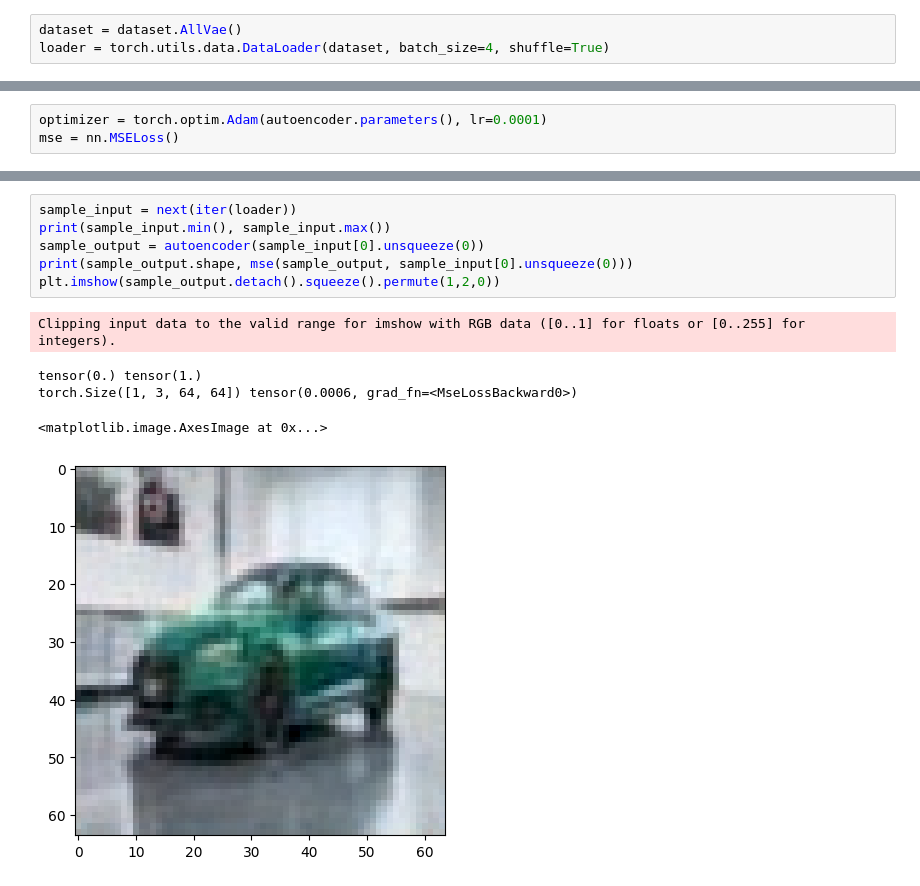
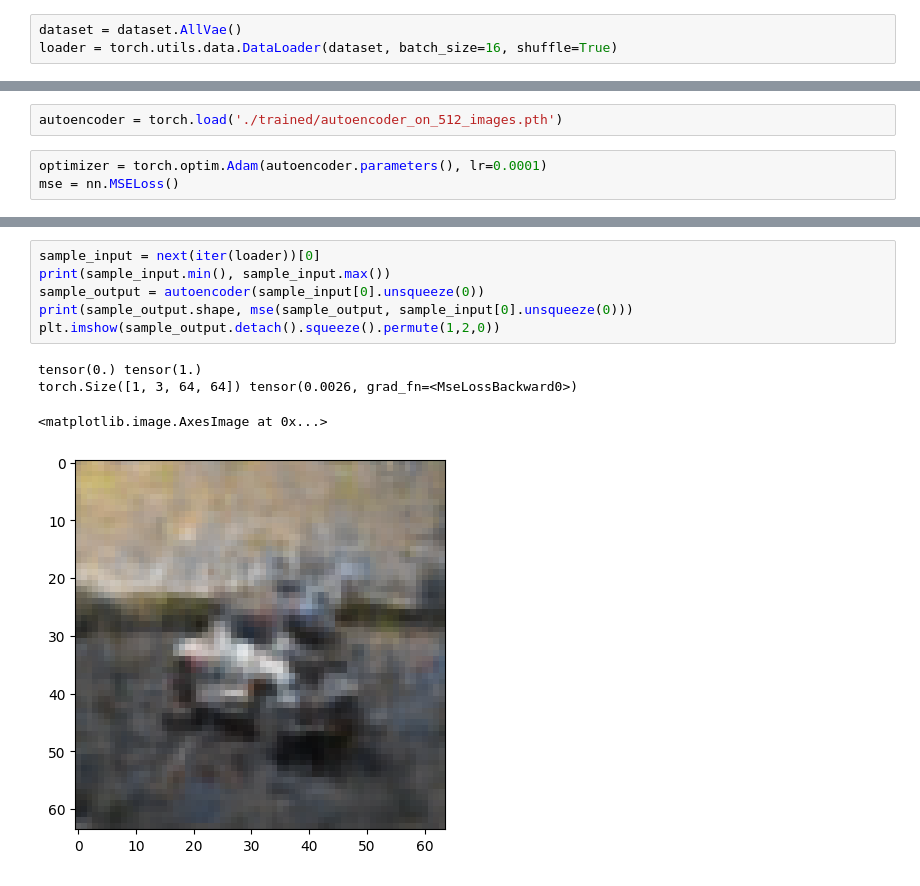
Before and after one commit to bredisrising/ImageGenerators, a Jupyter notebook: basic_autoencoder.ipynb, the cells around one changed output, grey strips where cells are left out. Saved outputs shown, nothing was run; the diff lists cells and outputs as text.

Commit message:
autoencoder is indeed autoencoding

```diff
--- a/basic_autoencoder.ipynb
+++ b/basic_autoencoder.ipynb
@@ -16,7 +16,7 @@ importlib.reload(dataset)
 <module 'dataset' from 'g:\\Dev\\AI\\Projects\\ImageGeneration\\dataset.py'>
 # %%
 dataset = dataset.AllVae()
-loader = torch.utils.data.DataLoader(dataset, batch_size=4, shuffle=True)
+loader = torch.utils.data.DataLoader(dataset, batch_size=16, shuffle=True)
 # %%
 class SmallAutoencoder(nn.Module):
     def __init__(self):
@@ -145,5 +149,7 @@ autoencoder = SmallAutoencoder().to(DEVICE)
 optimizer = torch.optim.Adam(autoencoder.parameters(), lr=0.001)
 mse = nn.MSELoss()
+# %%
+autoencoder = torch.load('./trained/autoencoder_on_512_images.pth')
 # %%
 optimizer = torch.optim.Adam(autoencoder.parameters(), lr=0.0001)
 mse = nn.MSELoss()
@@ -154,15 +181,14 @@ torch.Size([3, 64, 64])
 # %%
-sample_input = next(iter(loader))
+sample_input = next(iter(loader))[0]
 print(sample_input.min(), sample_input.max())
 sample_output = autoencoder(sample_input[0].unsqueeze(0))
 print(sample_output.shape, mse(sample_output, sample_input[0].unsqueeze(0)))
 plt.imshow(sample_output.detach().squeeze().permute(1,2,0))
 # %% [output]
-Clipping input data to the valid range for imshow with RGB data ([0..1] for floats or [0..255] for integers).
+tensor(0.) tensor(1.)
+torch.Size([1, 3, 64, 64]) tensor(0.0026, grad_fn=<MseLossBackward0>)
-tensor(0.) tensor(1.)
-torch.Size([1, 3, 64, 64]) tensor(0.0006, grad_fn=<MseLossBackward0>)
+<matplotlib.image.AxesImage at 0x...>
-<matplotlib.image.AxesImage at 0x...>
-[figure, old version]
+[figure, new version]
 # %%
 losses = []
 for epoch in range(100000):
```
Also changed, not shown: parts of 14 cells of this notebook, 4 other files.
